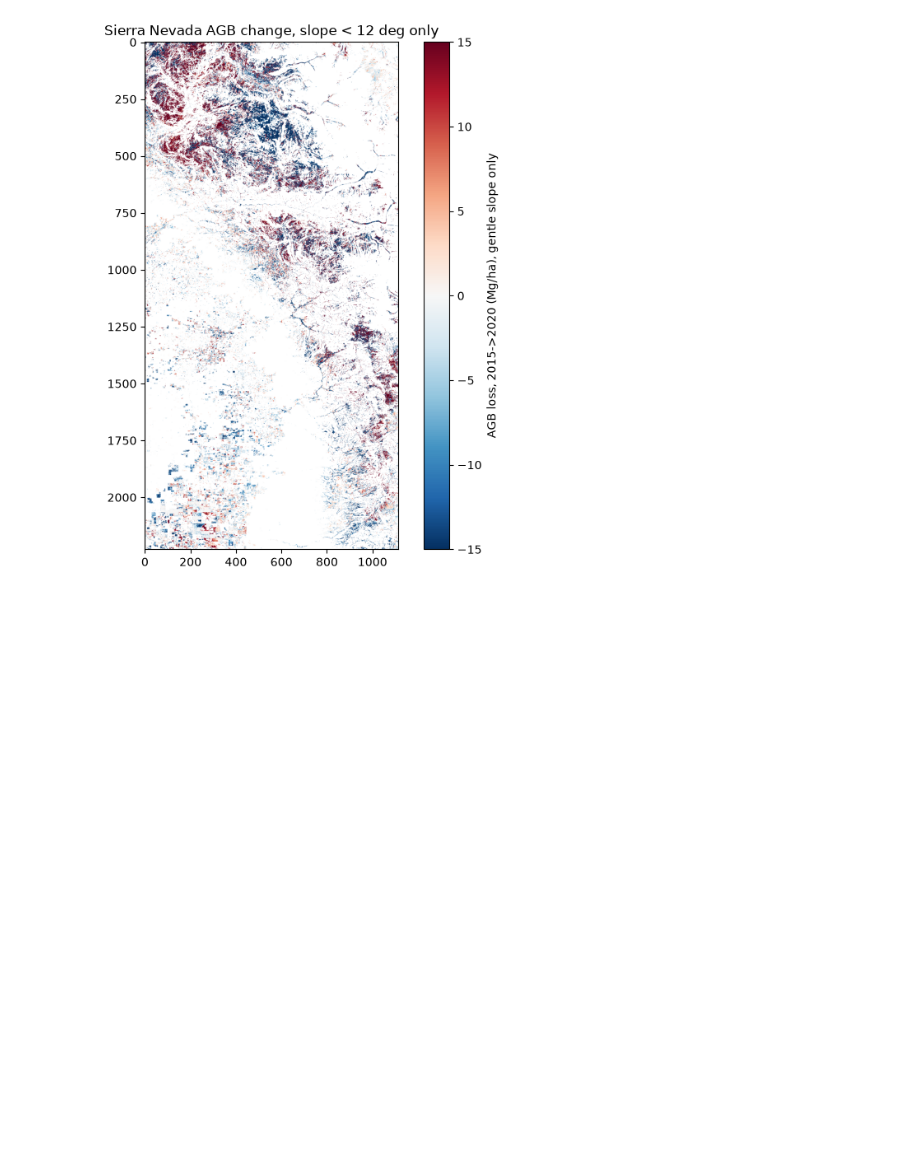
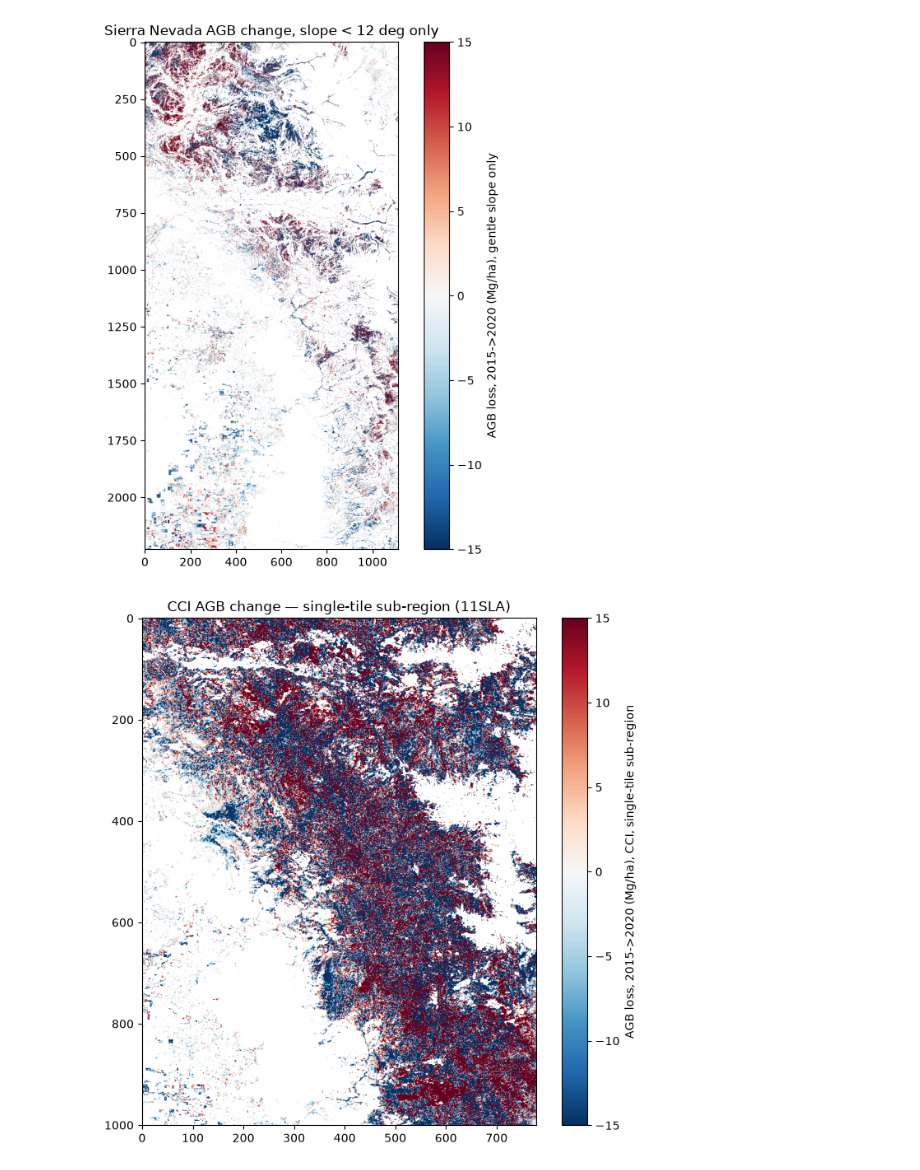
Before and after one commit to ada-th25/climate_impact_curves, a Jupyter notebook: notebooks/02_drought_agb_pilot.ipynb, the cells around one changed output. Drawn from its saved outputs; the diff is of its cells as text; code cells hidden in the pictures; blank space fills up the shorter version.

Commit message:
More Artio biomass runs with different region

```diff
--- a/notebooks/02_drought_agb_pilot.ipynb
+++ b/notebooks/02_drought_agb_pilot.ipynb
@@ -270,3 +270,34 @@ plt.show()
 # %% [output]
 fraction of bbox kept (slope < 12 deg): 0.4065660404022312
 [figure]
+# %%
+import rasterio
+import numpy as np
+import matplotlib.pyplot as plt
+from rasterio.windows import from_bounds
+
+with rasterio.open("../data/raw/agb/agb_2015.tif") as src:
+    agb_2015 = src.read(1, masked=True).astype("float32").filled(np.nan)
+with rasterio.open("../data/raw/agb/agb_2020.tif") as src:
+    agb_2020 = src.read(1, masked=True).astype("float32").filled(np.nan)
+    transform_cci = src.transform
+    crs_cci = src.crs
+
+single_tile_bounds = (-119.2, 36.05, -118.5, 36.95)
+window = from_bounds(*single_tile_bounds, transform=transform_cci)
+
+agb_2015_sub = agb_2015[int(window.row_off):int(window.row_off+window.height),
+                          int(window.col_off):int(window.col_off+window.width)]
+agb_2020_sub = agb_2020[int(window.row_off):int(window.row_off+window.height),
+                          int(window.col_off):int(window.col_off+window.width)]
+
+loss_sub = agb_2015_sub - agb_2020_sub
+
+fig, ax = plt.subplots(figsize=(8, 8))
+im = ax.imshow(loss_sub, cmap="RdBu_r", vmin=-15, vmax=15)
+plt.colorbar(im, label="AGB loss, 2015->2020 (Mg/ha), CCI, single-tile sub-region")
+plt.title("CCI AGB change — single-tile sub-region (11SLA)")
+plt.savefig("../data/raw/cci_loss_singletile.png", dpi=150)
+plt.show()
+# %% [output]
+[figure, added]
```
Also changed, not shown: 2 other files.
